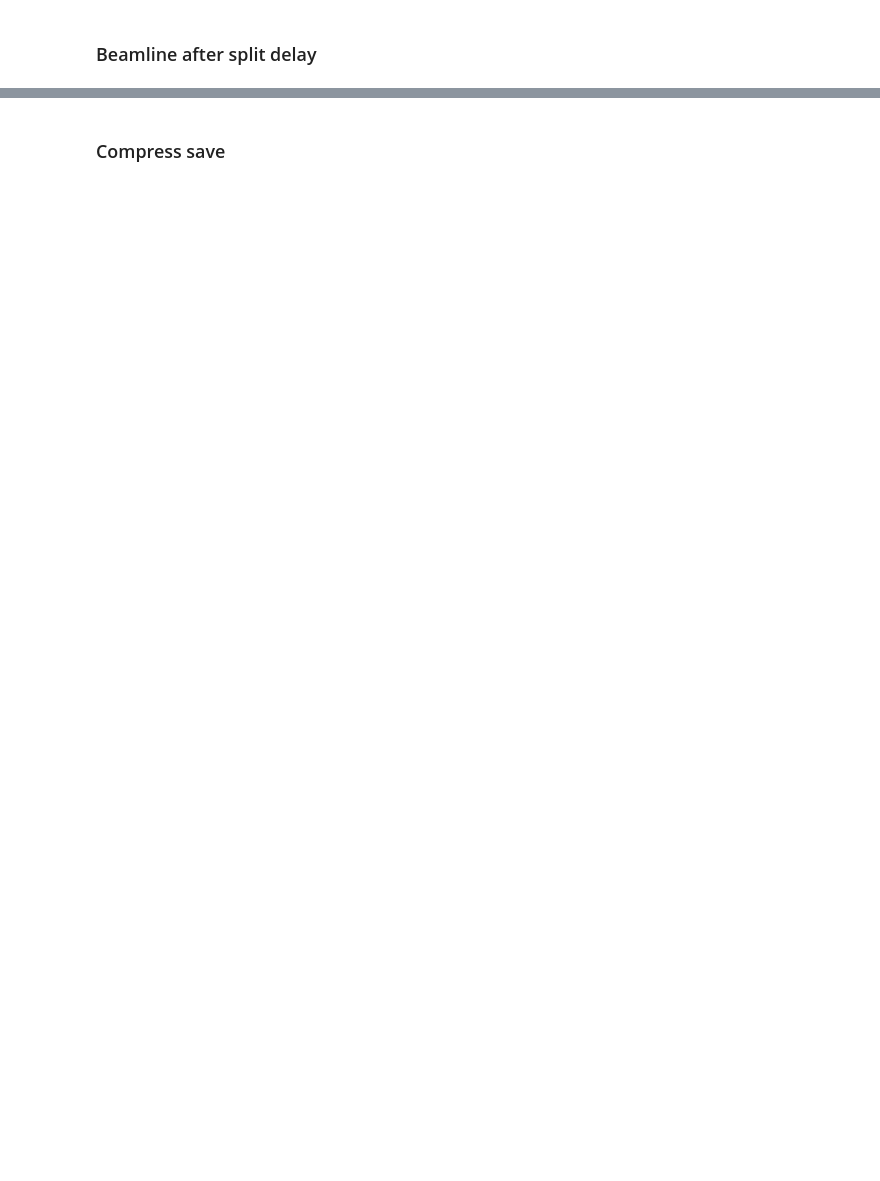
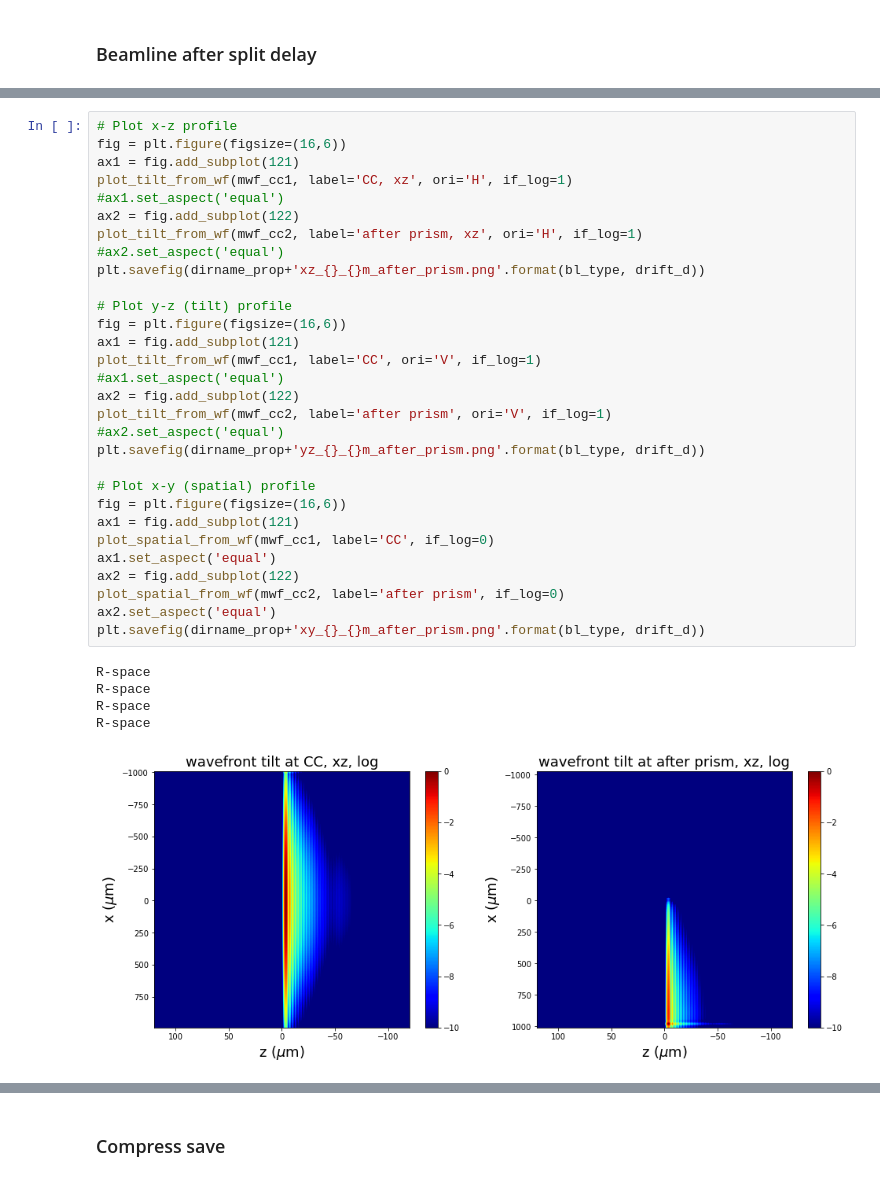
Before and after one commit to nanw0321/Fringe_crossing_interference_pattern, a Jupyter notebook: Ver_WPG_prism.ipynb, the cells around one changed output, grey strips where cells are left out. Drawn from its saved outputs; the diff is of its cells as text; blank space fills up the shorter version.

```diff
--- a/Ver_WPG_prism.ipynb
+++ b/Ver_WPG_prism.ipynb
@@ -160,3 +204,39 @@ ny   100  range_y [-1.0e+00, 9.9e-01] mm
 *****propagating wavefront (with resizing)...
 save hdf5: WPG_output/0.2fs_beam/prism/2_wavefront_8.0m_after_cc_prism.h5
 done
+# %%
+# Plot x-z profile
+fig = plt.figure(figsize=(16,6))
+ax1 = fig.add_subplot(121)
+plot_tilt_from_wf(mwf_cc1, label='CC, xz', ori='H', if_log=1)
+#ax1.set_aspect('equal')
+ax2 = fig.add_subplot(122)
+plot_tilt_from_wf(mwf_cc2, label='after prism, xz', ori='H', if_log=1)
+#ax2.set_aspect('equal')
+plt.savefig(dirname_prop+'xz_{}_{}m_after_prism.png'.format(bl_type, drift_d))
+
+# Plot y-z (tilt) profile
+fig = plt.figure(figsize=(16,6))
+ax1 = fig.add_subplot(121)
+plot_tilt_from_wf(mwf_cc1, label='CC', ori='V', if_log=1)
+#ax1.set_aspect('equal')
+ax2 = fig.add_subplot(122)
+plot_tilt_from_wf(mwf_cc2, label='after prism', ori='V', if_log=1)
+#ax2.set_aspect('equal')
+plt.savefig(dirname_prop+'yz_{}_{}m_after_prism.png'.format(bl_type, drift_d))
+
+# Plot x-y (spatial) profile
+fig = plt.figure(figsize=(16,6))
+ax1 = fig.add_subplot(121)
+plot_spatial_from_wf(mwf_cc1, label='CC', if_log=0)
+ax1.set_aspect('equal')
+ax2 = fig.add_subplot(122)
+plot_spatial_from_wf(mwf_cc2, label='after prism', if_log=0)
+ax2.set_aspect('equal')
+plt.savefig(dirname_prop+'xy_{}_{}m_after_prism.png'.format(bl_type, drift_d))
+# %% [output]
+R-space
+R-space
+R-space
+R-space
+[figure, added]
```
Also changed, not shown: parts of 10 cells of this notebook, 44 other files.
